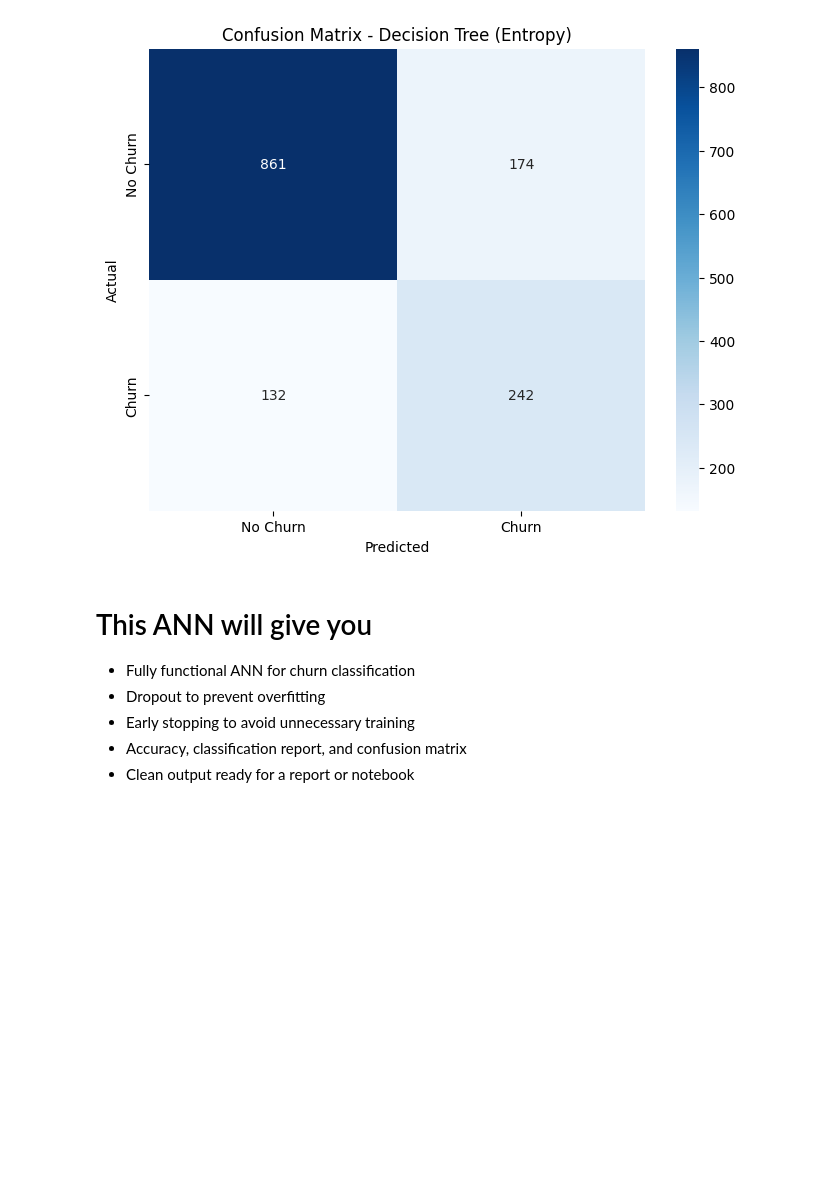
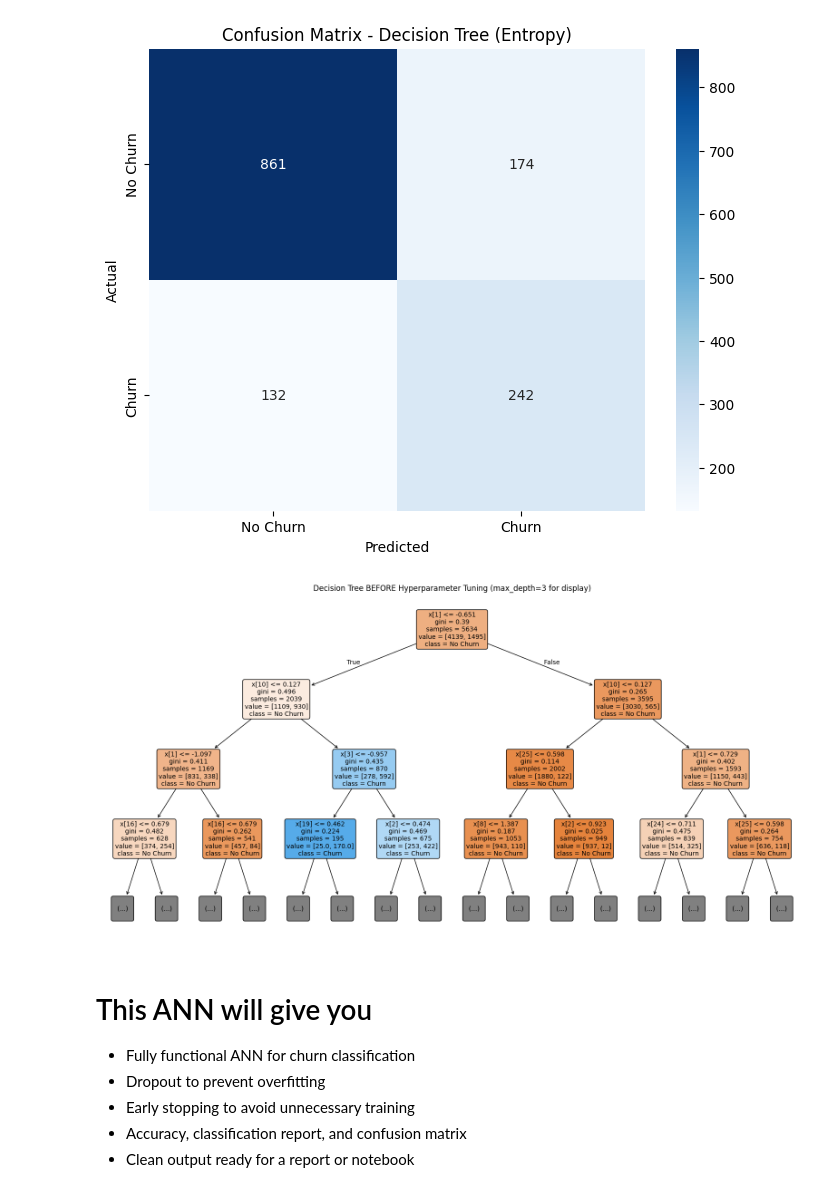
Before and after one commit to YasiruMethmal123/Telco-Customer-Churn, a Jupyter notebook: Churn_Prediction.ipynb, the cells around one changed output. Saved outputs shown, nothing was run; the diff lists cells and outputs as text; code cells hidden in the pictures; blank space fills up the shorter version.

```diff
--- a/Churn_Prediction.ipynb
+++ b/Churn_Prediction.ipynb
@@ -395,6 +395,28 @@ No Churn (0)       0.87      0.83      0.85      1035
    macro avg       0.72      0.74      0.73      1409
 weighted avg       0.79      0.78      0.79      1409
 [figure]
+# %%
+from sklearn.tree import DecisionTreeClassifier
+from sklearn import tree
+import matplotlib.pyplot as plt
+
+# Your original tree before tuning
+dt_before = DecisionTreeClassifier(random_state=42)
+dt_before.fit(X_train, y_train)
+
+# Plot the tree
+plt.figure(figsize=(20,10))
+tree.plot_tree(dt_before,
+               feature_names=X_train.columns if hasattr(X_train, 'columns') else None,
+               class_names=['No Churn', 'Churn'],
+               filled=True,
+               rounded=True,
+               fontsize=10,
+               max_depth=3)  # Limit depth for readability
+plt.title("Decision Tree BEFORE Hyperparameter Tuning (max_depth=3 for display)")
+plt.show()
+# %% [output]
+[figure, added]
 # %%
 
 input_dim = X_train.shape[1]
```
Also changed, not shown: parts of 7 cells of this notebook.
